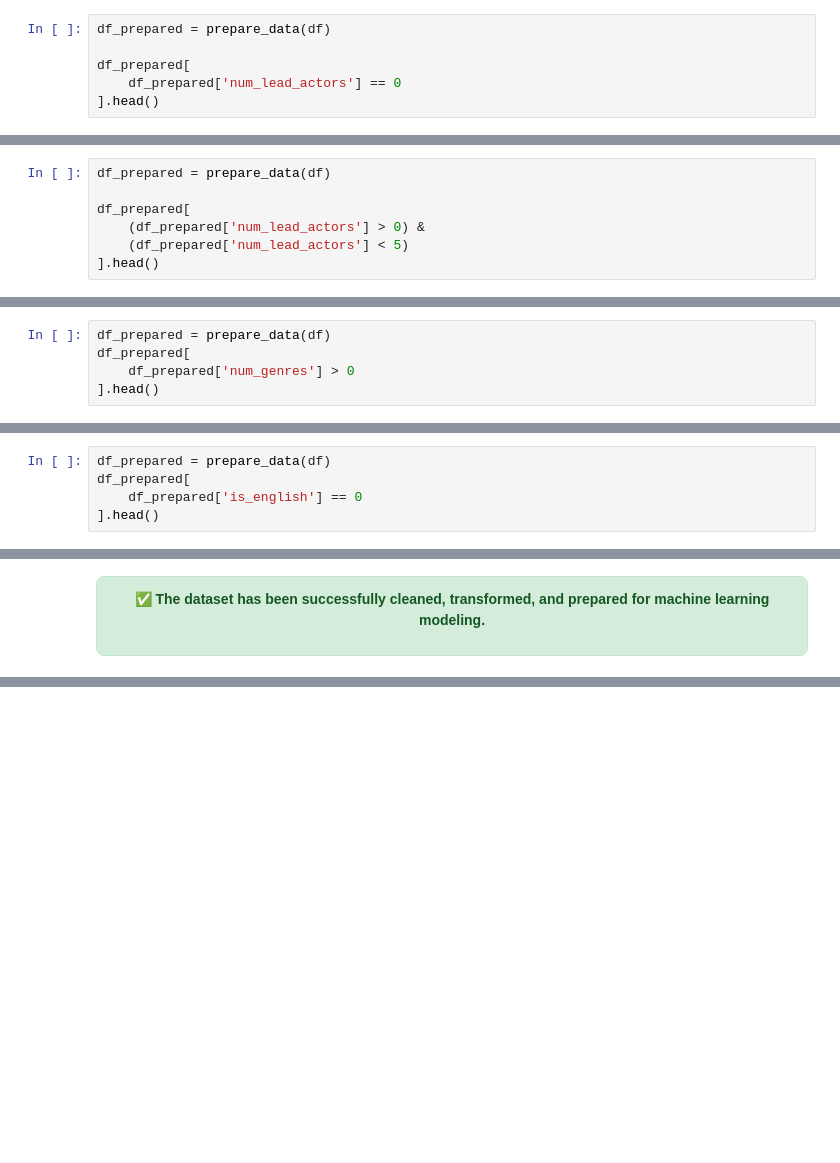
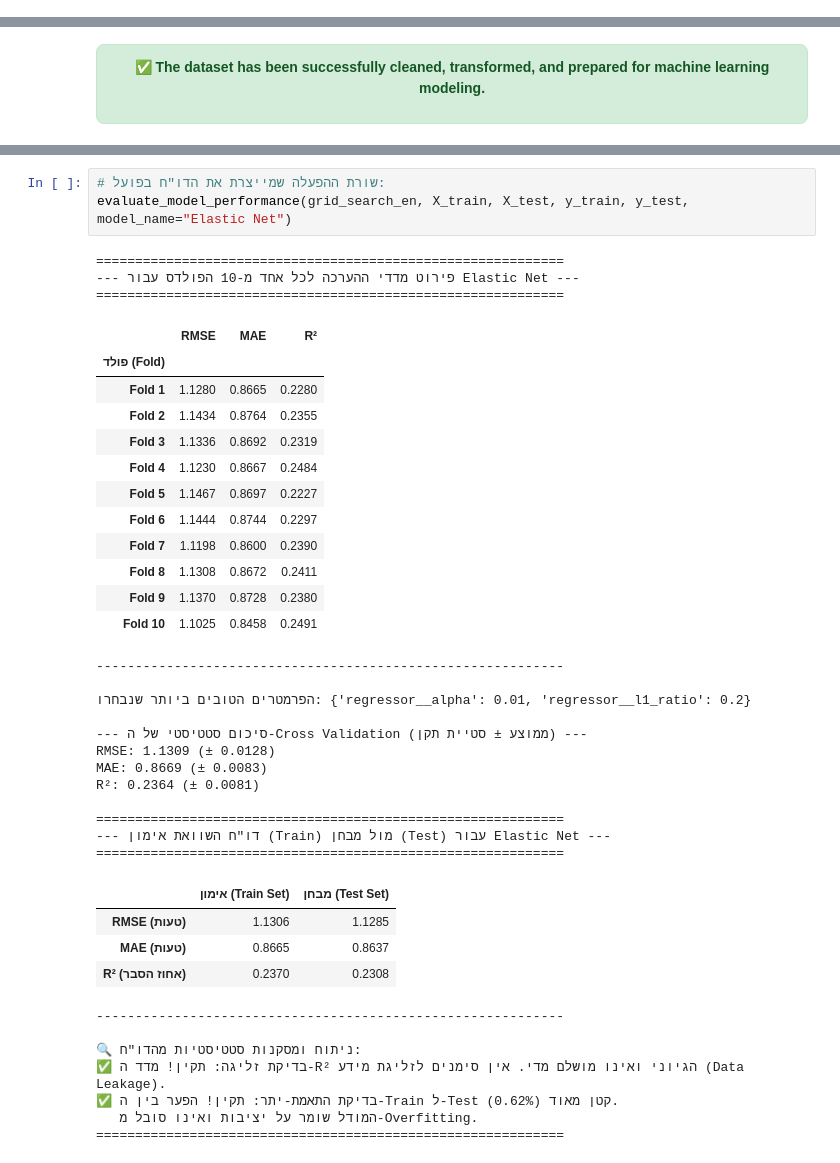
Before and after one commit to BarelAndArad/python-ml-project, a Jupyter notebook: Python_ML_Project.ipynb, the cells around one changed output, grey strips where cells are left out. Cells and saved outputs as stored; diff of their text form; blank space fills up the shorter version.

Commit message:
Building models first attempt

```diff
--- a/Python_ML_Project.ipynb
+++ b/Python_ML_Project.ipynb
@@ -856,6 +293,0 @@ def prepare_data(df):
-# %%
-df_prepared = prepare_data(df)
-
-df_prepared[
-    df_prepared['num_lead_actors'] == 0
-].head()
@@ -869,7 +293,0 @@ df_prepared[
-# %%
-df_prepared = prepare_data(df)
-
-df_prepared[
-    (df_prepared['num_lead_actors'] > 0) &
-    (df_prepared['num_lead_actors'] < 5)
-].head()
@@ -1064,5 +293,0 @@ def prepare_data(df):
-# %%
-df_prepared = prepare_data(df)
-df_prepared[
-    df_prepared['num_genres'] > 0
-].head()
@@ -1298,5 +293,0 @@ def prepare_data(df):
-# %%
-df_prepared = prepare_data(df)
-df_prepared[
-    df_prepared['is_english'] == 0
-].head()
@@ -2187,0 +539,42 @@ df.head()
+# %%
+# שורת ההפעלה שמייצרת את הדו"ח בפועל:
+evaluate_model_performance(grid_search_en, X_train, X_test, y_train, y_test, model_name="Elastic Net")
+# %% [output]
+============================================================
+--- פירוט מדדי ההערכה לכל אחד מ-10 הפולדס עבור Elastic Net ---
+============================================================
+|  | RMSE | MAE | R² |
+| פולד (Fold) |  |  |  |
+| Fold 1 | 1.1280 | 0.8665 | 0.2280 |
+| Fold 2 | 1.1434 | 0.8764 | 0.2355 |
+| Fold 3 | 1.1336 | 0.8692 | 0.2319 |
+| Fold 4 | 1.1230 | 0.8667 | 0.2484 |
+| Fold 5 | 1.1467 | 0.8697 | 0.2227 |
+| Fold 6 | 1.1444 | 0.8744 | 0.2297 |
+| Fold 7 | 1.1198 | 0.8600 | 0.2390 |
+| Fold 8 | 1.1308 | 0.8672 | 0.2411 |
+| Fold 9 | 1.1370 | 0.8728 | 0.2380 |
+| Fold 10 | 1.1025 | 0.8458 | 0.2491 |
+------------------------------------------------------------
+
+הפרמטרים הטובים ביותר שנבחרו: {'regressor__alpha': 0.01, 'regressor__l1_ratio': 0.2}
+
+--- סיכום סטטיסטי של ה-Cross Validation (ממוצע ± סטיית תקן) ---
+RMSE: 1.1309 (± 0.0128)
+MAE: 0.8669 (± 0.0083)
+R²: 0.2364 (± 0.0081)
+
+============================================================
+--- דו"ח השוואת אימון (Train) מול מבחן (Test) עבור Elastic Net ---
+============================================================
+|  | אימון (Train Set) | מבחן (Test Set) |
+| RMSE (טעות) | 1.1306 | 1.1285 |
+| MAE (טעות) | 0.8665 | 0.8637 |
+| R² (אחוז הסבר) | 0.2370 | 0.2308 |
+------------------------------------------------------------
+
+🔍 ניתוח ומסקנות סטטיסטיות מהדו"ח:
+✅ בדיקת זליגה: תקין! מדד ה-R² הגיוני ואינו מושלם מדי. אין סימנים לזליגת מידע (Data Leakage).
+✅ בדיקת התאמת-יתר: תקין! הפער בין ה-Train ל-Test קטן מאוד (0.62%).
+   המודל שומר על יציבות ואינו סובל מ-Overfitting.
+============================================================
```
Also changed, not shown: parts of 83 cells of this notebook.
